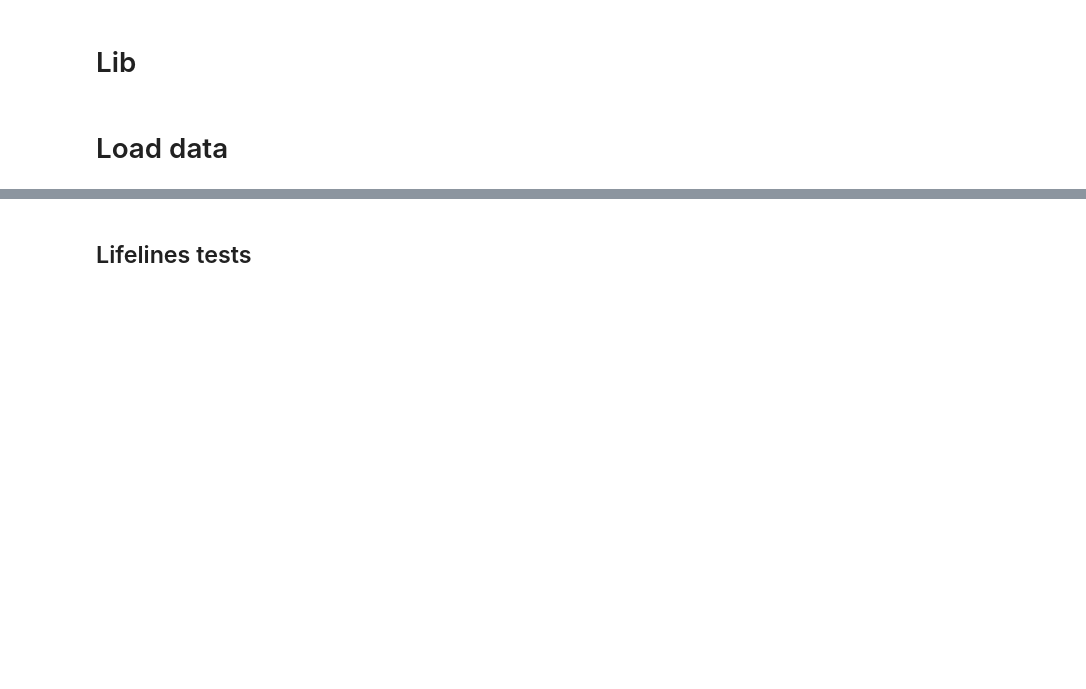
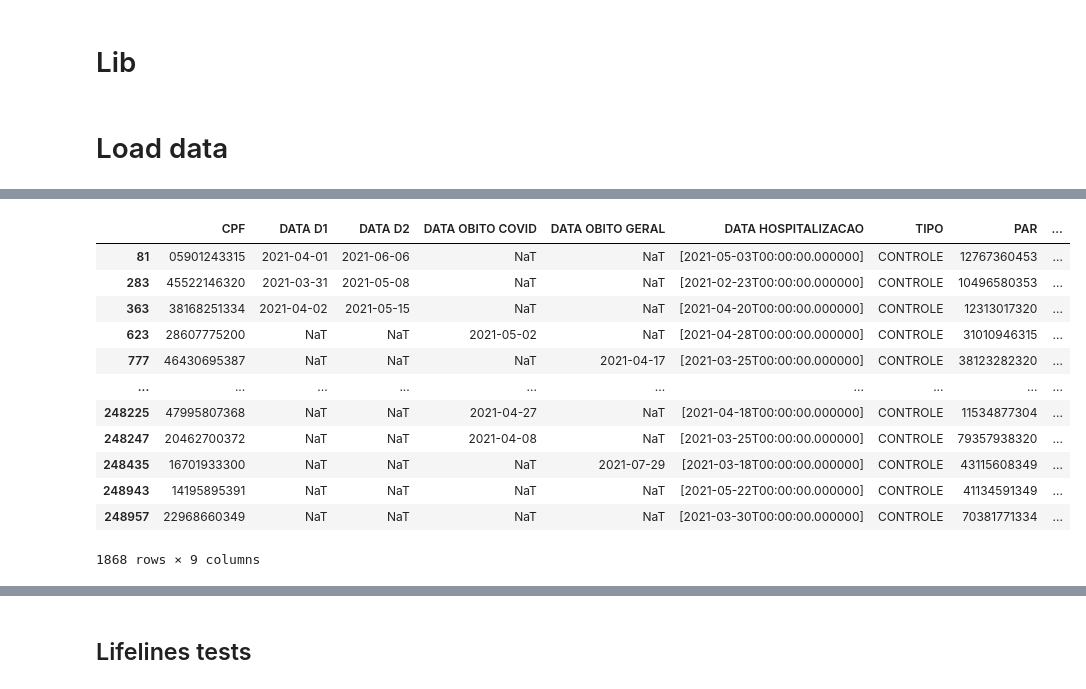
Before and after one commit to higorsmonteiro/vaccine-eff-fortaleza, a Jupyter notebook: notebooks/survival_exploration.ipynb, the cells around one changed output, grey strips where cells are left out. Cells and saved outputs as stored; diff of their text form; code cells hidden in the pictures; blank space fills up the shorter version.

```diff
--- a/notebooks/survival_exploration.ipynb
+++ b/notebooks/survival_exploration.ipynb
@@ -76,0 +48,17 @@ s_hospital[:5]
+# %%
+condition = (pares["TIPO"]=="CONTROLE") & (pd.notna(pares["DATA HOSPITALIZACAO"]) & (pares["PAREADO"]==True))
+pares[condition]
+# %% [output]
+|  | CPF | DATA D1 | DATA D2 | DATA OBITO COVID | DATA OBITO GERAL | DATA HOSPITALIZACAO | TIPO | PAR | ... |
+| 81 | 05901243315 | 2021-04-01 | 2021-06-06 | NaT | NaT | [2021-05-03T00:00:00.000000] | CONTROLE | 12767360453 | ... |
+| 283 | 45522146320 | 2021-03-31 | 2021-05-08 | NaT | NaT | [2021-02-23T00:00:00.000000] | CONTROLE | 10496580353 | ... |
+| 363 | 38168251334 | 2021-04-02 | 2021-05-15 | NaT | NaT | [2021-04-20T00:00:00.000000] | CONTROLE | 12313017320 | ... |
+| 623 | 28607775200 | NaT | NaT | 2021-05-02 | NaT | [2021-04-28T00:00:00.000000] | CONTROLE | 31010946315 | ... |
+| 777 | 46430695387 | NaT | NaT | NaT | 2021-04-17 | [2021-03-25T00:00:00.000000] | CONTROLE | 38123282320 | ... |
+| ... | ... | ... | ... | ... | ... | ... | ... | ... | ... |
+| 248225 | 47995807368 | NaT | NaT | 2021-04-27 | NaT | [2021-04-18T00:00:00.000000] | CONTROLE | 11534877304 | ... |
+| 248247 | 20462700372 | NaT | NaT | 2021-04-08 | NaT | [2021-03-25T00:00:00.000000] | CONTROLE | 79357938320 | ... |
+| 248435 | 16701933300 | NaT | NaT | NaT | 2021-07-29 | [2021-03-18T00:00:00.000000] | CONTROLE | 43115608349 | ... |
+| 248943 | 14195895391 | NaT | NaT | NaT | NaT | [2021-05-22T00:00:00.000000] | CONTROLE | 41134591349 | ... |
+| 248957 | 22968660349 | NaT | NaT | NaT | NaT | [2021-03-30T00:00:00.000000] | CONTROLE | 70381771334 | ... |
+1868 rows × 9 columns
```
Also changed, not shown: parts of 32 cells of this notebook, 5 other files.
